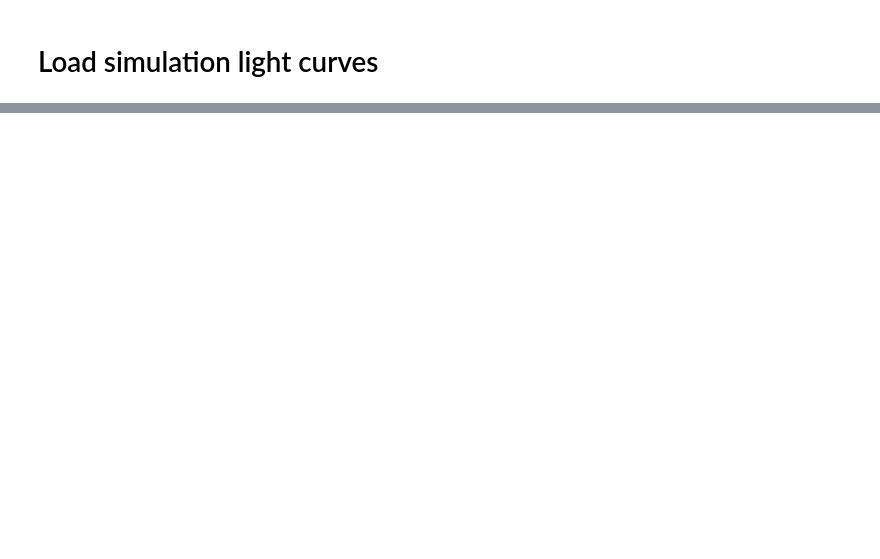
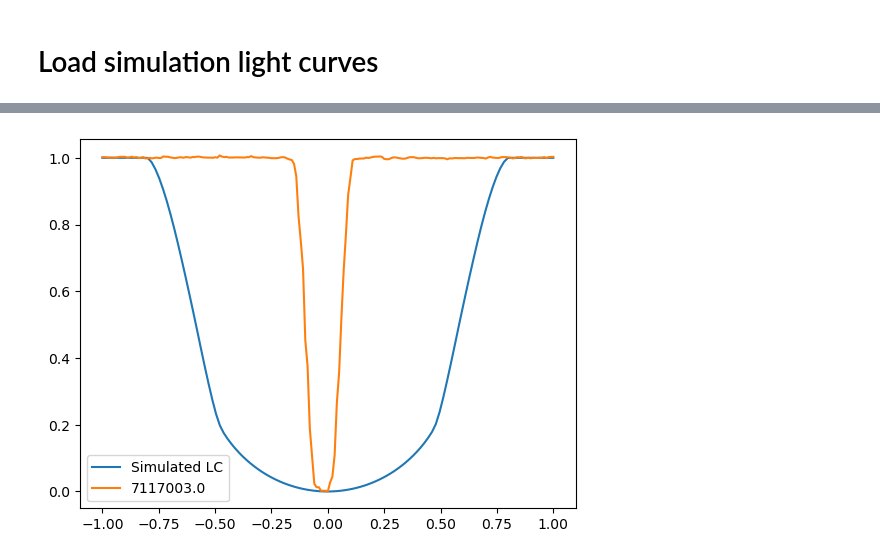
Before and after one commit to abrahammathews2000/mega, a Jupyter notebook: ml_training/overlap_lightcurves_simul_kepler.ipynb, the cells around one changed output, grey strips where cells are left out. Cells and saved outputs as stored; diff of their text form; code cells hidden in the pictures; blank space fills up the shorter version.

```diff
--- a/ml_training/overlap_lightcurves_simul_kepler.ipynb
+++ b/ml_training/overlap_lightcurves_simul_kepler.ipynb
@@ -390,0 +492,7 @@ for i in np.arange(0,num):
+# %%
+plt.plot(ph_simul,train_lc_scaled_append[0],label='Simulated LC')
+plt.plot(ph_kepler,lc_np_array_offset[selected_kepler_index[0]],label=f"{kepid_array[selected_kepler_index[0]]}")
+plt.legend()
+plt.show()
+# %% [output]
+[figure, added]
```
Also changed, not shown: parts of 18 cells of this notebook.
